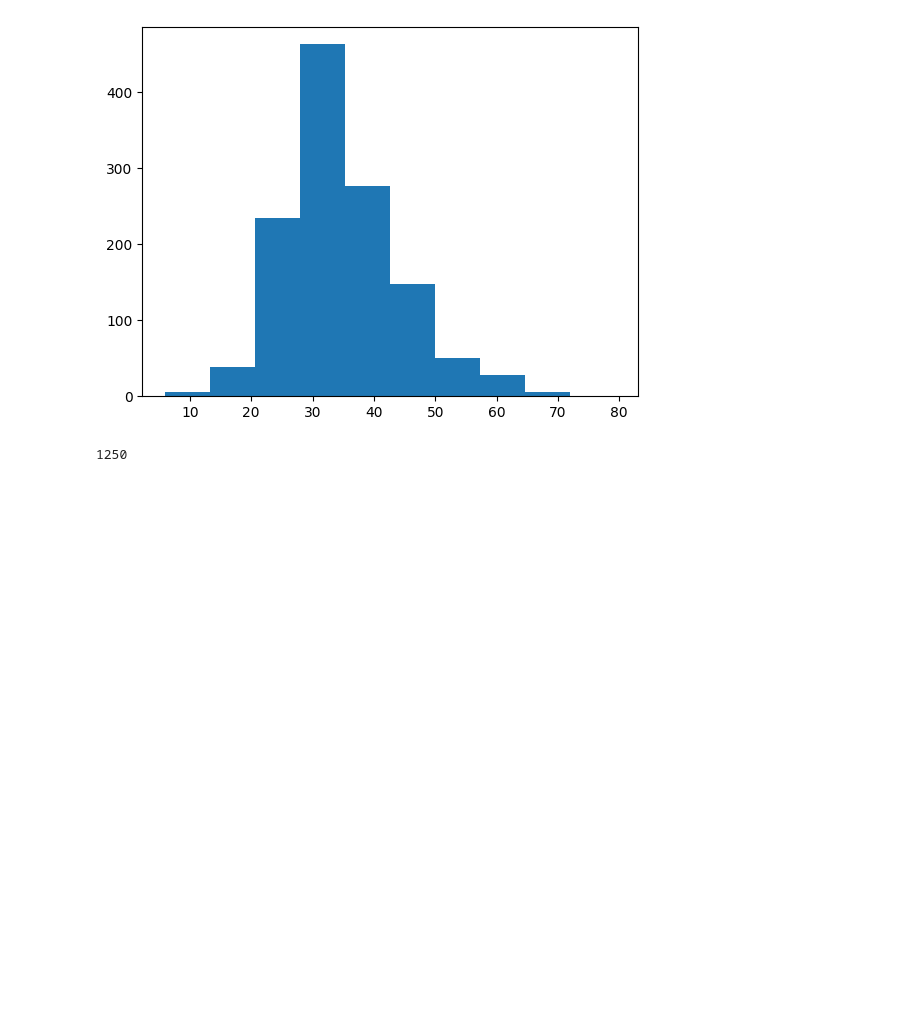
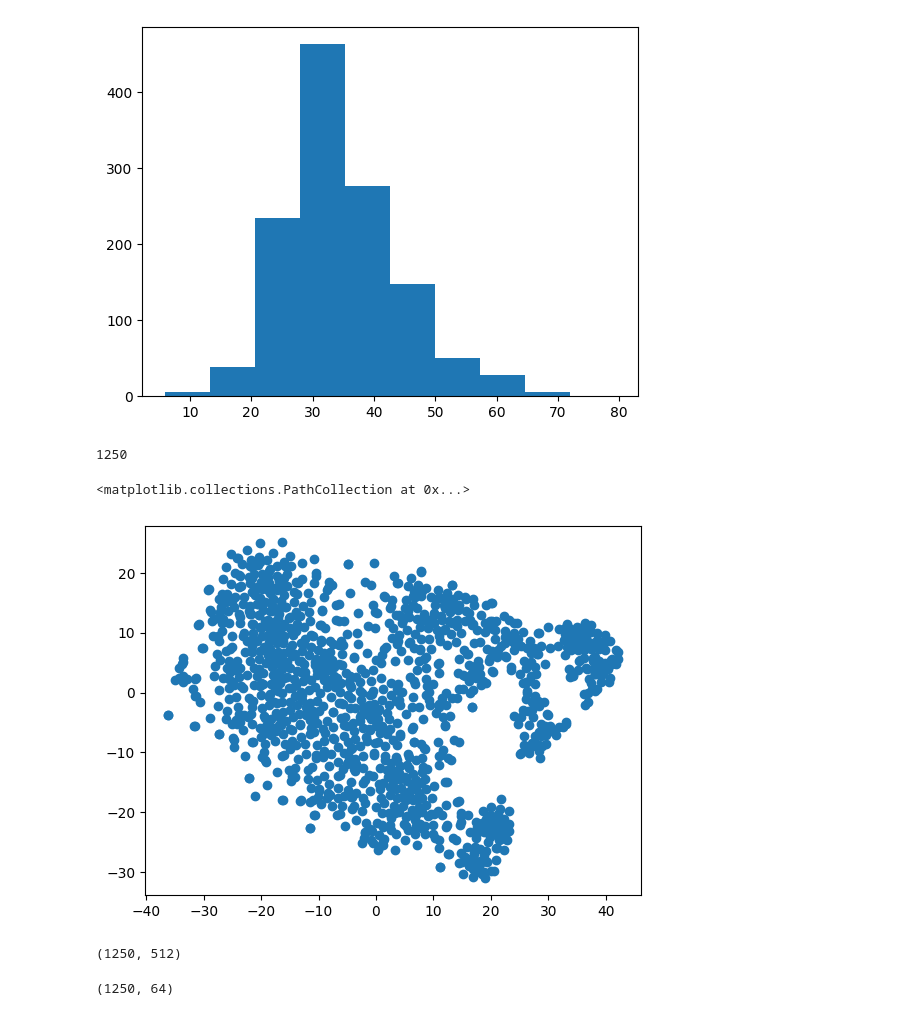
Before and after one commit to mariakesa/MousePipeline, a Jupyter notebook: harvard_pipeline/exploratory.ipynb, the cells around one changed output. Cells and saved outputs as stored; diff of their text form; code cells hidden in the pictures; blank space fills up the shorter version.

```diff
--- a/harvard_pipeline/exploratory.ipynb
+++ b/harvard_pipeline/exploratory.ipynb
@@ -6,0 +11,2 @@ dat=pickle.load(open('/home/maria/Documents/HarvardData/processed_sessions_v3/Bo
+# %%
+inds=pickle.load(open('/home/maria/Documents/HarvardData/processed_sessions_v3/Bo220226/im_to_all_responses.p','rb'))
@@ -6,0 +39,4 @@ dat=pickle.load(open('/home/maria/Documents/HarvardData/processed_sessions_v3/Bo
+# %%
+session_ims=pickle.load(open('/home/maria/Documents/HarvardData/processed_sessions_v3/Bo220226/session_images.p','rb'))
+print(len(set(session_ims)))
+session_ims
@@ -87,3 +144,22 @@ ims=pickle.load(open('/home/maria/Documents/HarvardData/processed_sessions_v3/Bo
 len(ims)
 # %% [output]
 1250
+# %%
+from sklearn.manifold import TSNE
+
+tsne=TSNE(n_components=2)
+
+tsne.fit_transform(dat)
+
+plt.scatter(tsne.embedding_[:,0],tsne.embedding_[:,1])
+# %% [output]
+<matplotlib.collections.PathCollection at 0x...>
+[figure, added]
+# %%
+print(clip.shape)
+# %% [output]
+(1250, 512)
+# %%
+print(dat.shape)
+# %% [output]
+(1250, 64)
```
Also changed, not shown: parts of 7 cells of this notebook, 5 other files.
